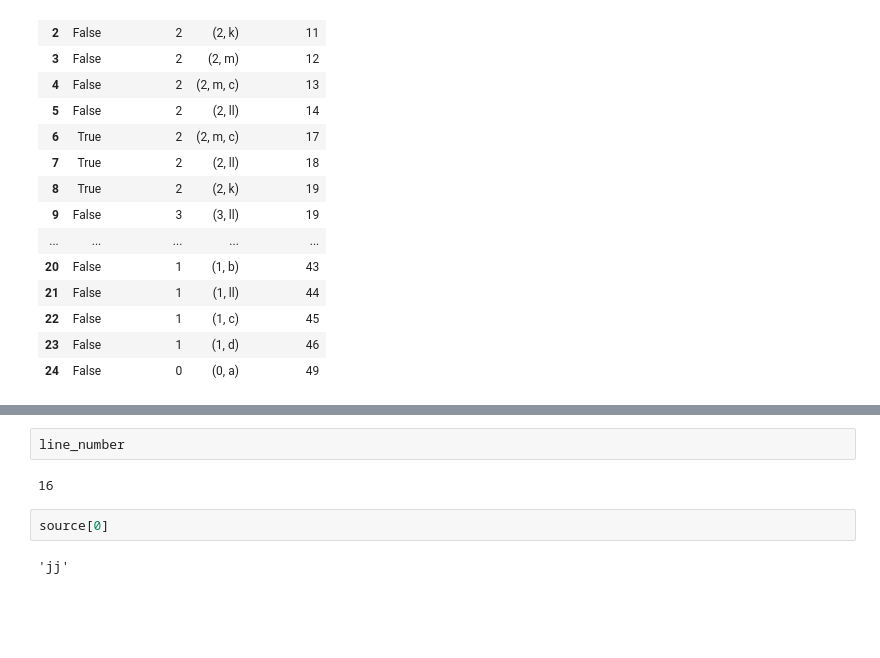
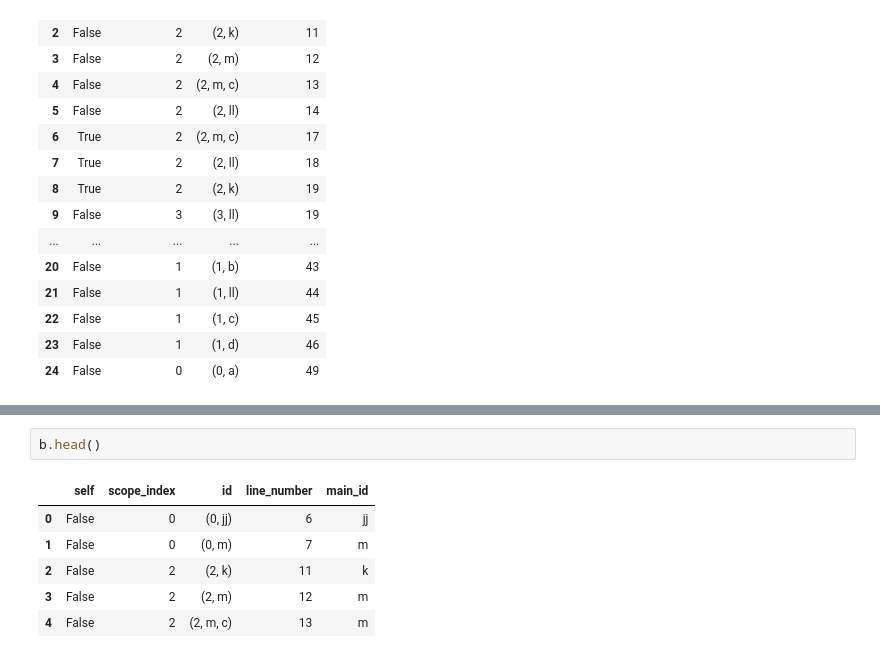
Before and after one commit to erez-aharonov/alkh, a Jupyter notebook: notebooks/3ed92dc952994f4590394120515753ad.ipynb, the cells around one changed output, grey strips where cells are left out. Drawn from its saved outputs; the diff is of its cells as text; blank space fills up the shorter version.

```diff
--- a/notebooks/3ed92dc952994f4590394120515753ad.ipynb
+++ b/notebooks/3ed92dc952994f4590394120515753ad.ipynb
@@ -207,8 +123,9 @@ scopes_df
-# %%
-line_number
-# %% [output]
-16
-# %%
-source[0]
-# %% [output]
-'jj'
+# %%
+b.head()
+# %% [output]
+|  | self | scope_index | id | line_number | main_id |
+| 0 | False | 0 | (0, jj) | 6 | jj |
+| 1 | False | 0 | (0, m) | 7 | m |
+| 2 | False | 2 | (2, k) | 11 | k |
+| 3 | False | 2 | (2, m) | 12 | m |
+| 4 | False | 2 | (2, m, c) | 13 | m |
```
Also changed, not shown: parts of 24 cells of this notebook.
